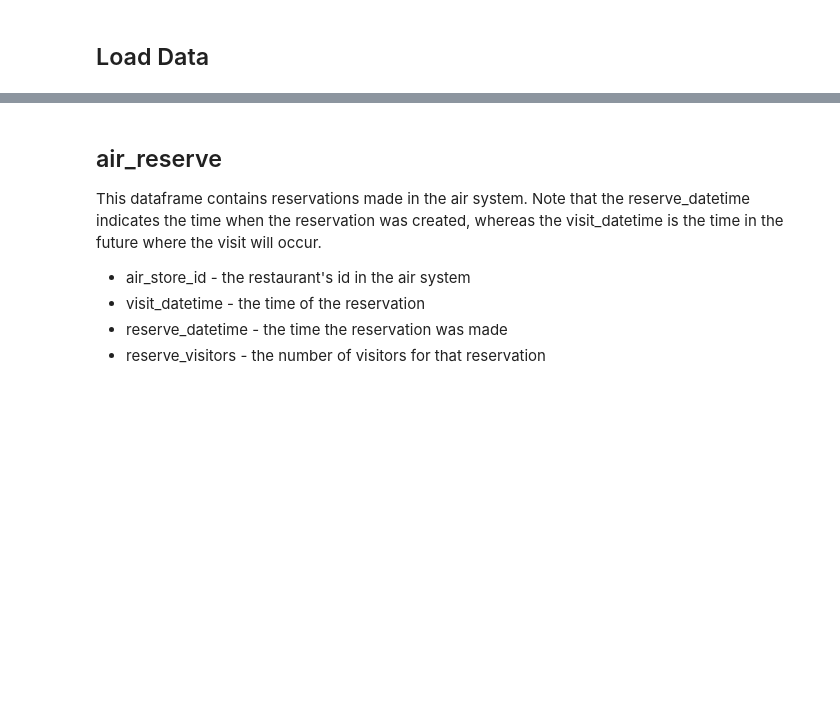
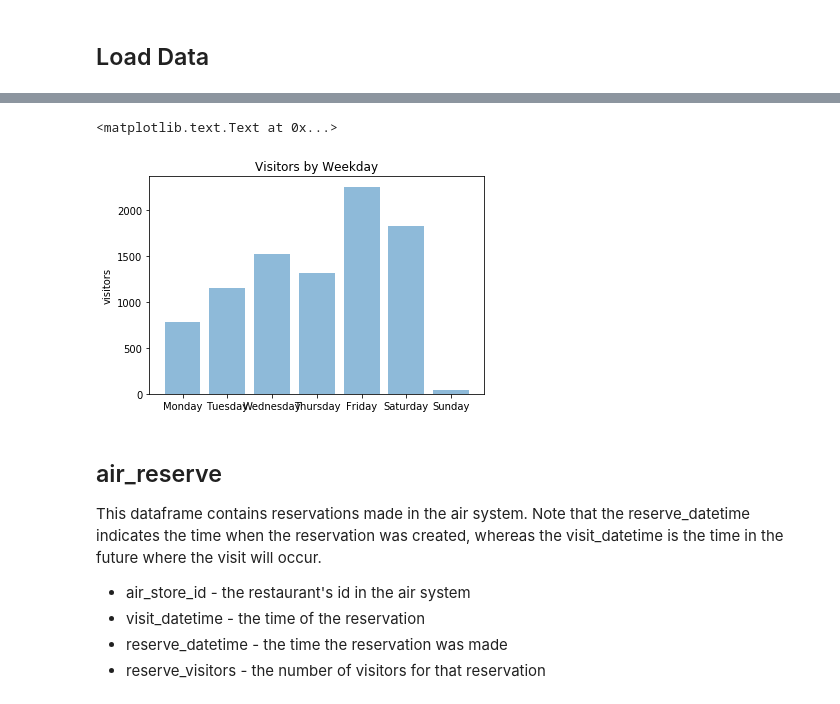
Before and after one commit to anhualin/MyLearning, a Jupyter notebook: Kaggle/Recruit_Holding/EDA1.ipynb, the cells around one changed output, grey strips where cells are left out. Saved outputs shown, nothing was run; the diff lists cells and outputs as text; code cells hidden in the pictures; blank space fills up the shorter version.

```diff
--- a/Kaggle/Recruit_Holding/EDA1.ipynb
+++ b/Kaggle/Recruit_Holding/EDA1.ipynb
@@ -36,3 +211,21 @@ store_id_relation = pd.read_csv(data_dir + '/store_id_relation.csv.zip')
+# %%
+d = air_visit_hist.groupby(['air_store_id', 'day_of_week'], as_index=False).sum()[['air_store_id', 'day_of_week', 'visitors']]
+# %%
+e = d[d.air_store_id == 'air_ba937bf13d40fb24']
+# %%
+weekday = ('Monday', 'Tuesday', 'Wednesday', 'Thursday', 'Friday', 'Saturday', 'Sunday')
+y_pos = np.arange(len(weekday))
+# %%
+performance = [e[e.day_of_week == wday].visitors.iloc[0] for wday in weekday]
+# %%
+
+plt.bar(y_pos, performance, align='center', alpha=0.5)
+plt.xticks(y_pos, weekday)
+plt.ylabel('visitors')
+plt.title('Visitors by Weekday')
+# %% [output]
+<matplotlib.text.Text at 0x...>
+[figure, added]
 # %% [markdown]
 ## air_reserve
 This dataframe contains reservations made in the air system. Note that the reserve_datetime indicates the time when the reservation was created, whereas the visit_datetime is the time in the future where the visit will occur.
```
Also changed, not shown: parts of 48 cells of this notebook.
